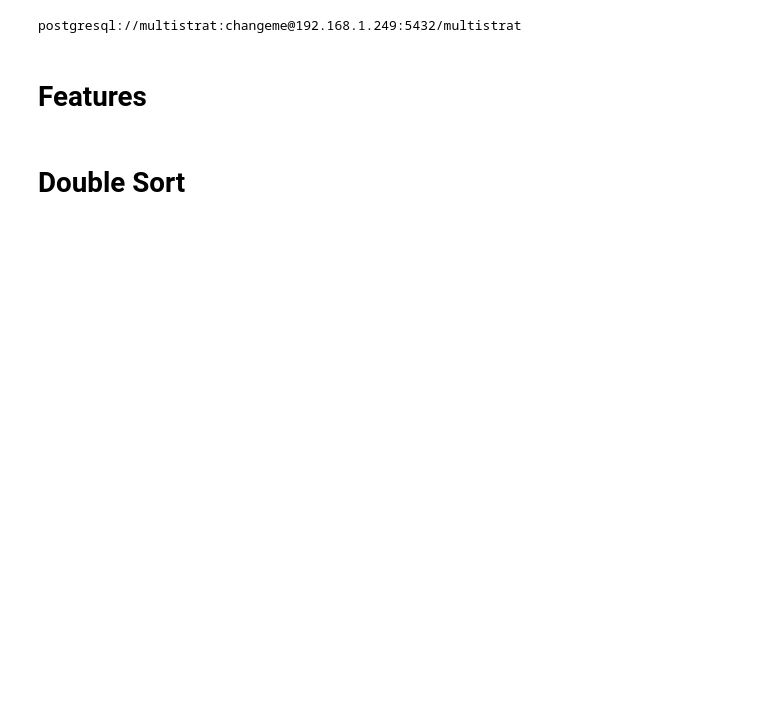
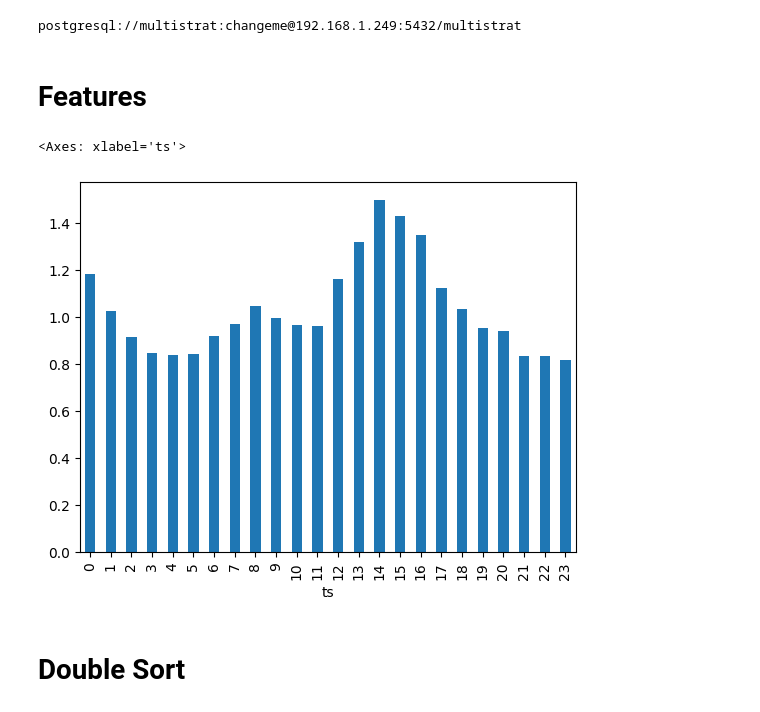
Before and after one commit to kcf1/Multistrat, a Jupyter notebook: strategies/research/double_sort.ipynb, the cells around one changed output. Saved outputs shown, nothing was run; the diff lists cells and outputs as text; code cells hidden in the pictures; blank space fills up the shorter version.

```diff
--- a/strategies/research/double_sort.ipynb
+++ b/strategies/research/double_sort.ipynb
@@ -135,3 +156,9 @@ def get_takerquote_score(x):
     return signal
+# %%
+volume_ratio = ohlcv_df['volume'] / ohlcv_df.groupby(['symbol'],group_keys=False)['volume'].apply(lambda x: x.rolling(20*24).mean())
+volume_ratio.groupby(ohlcv_df['ts'].dt.hour).mean().plot(kind='bar')
+# %% [output]
+<Axes: xlabel='ts'>
+[figure, added]
 # %%
 df = ohlcv_df.copy()
```
Also changed, not shown: parts of 16 cells of this notebook.
